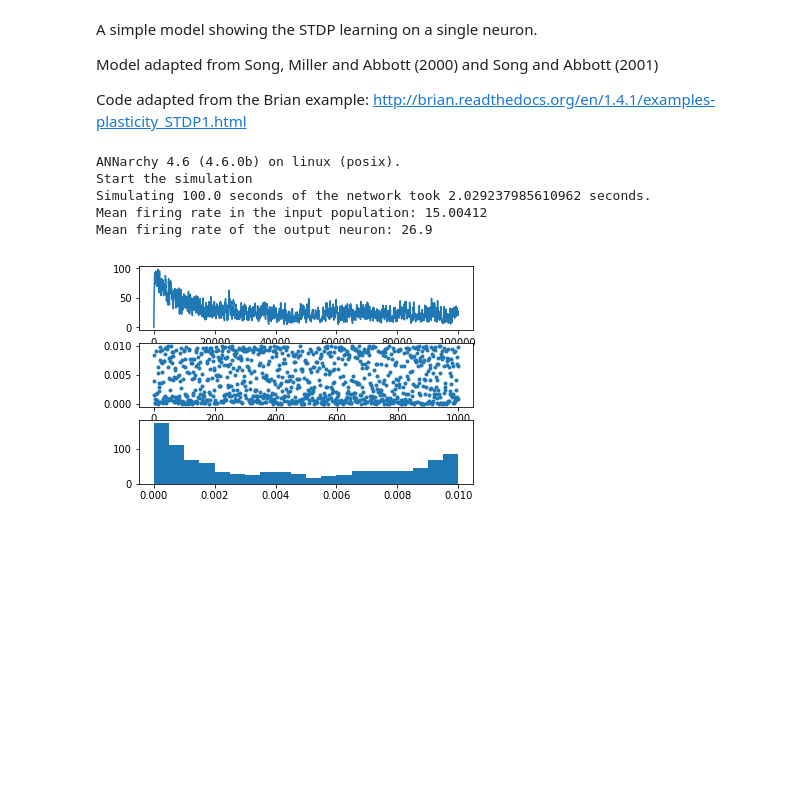
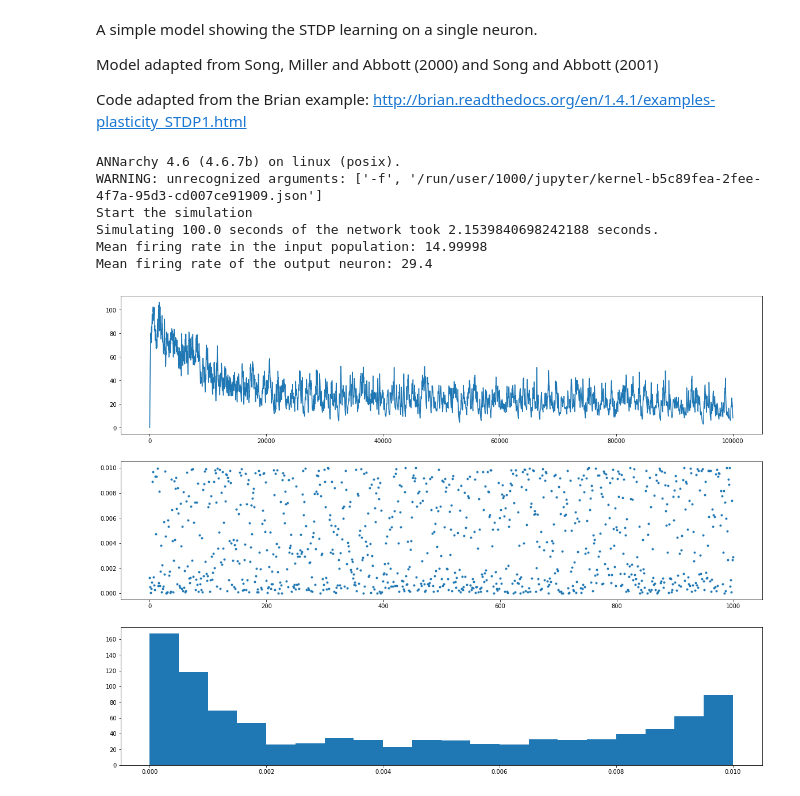
Before and after one commit to ANNarchy/ANNarchy, a Jupyter notebook: examples/simple_stdp/SimpleSTDP.ipynb, the cells around one changed output. Saved outputs shown, nothing was run; the diff lists cells and outputs as text; code cells hidden in the pictures; blank space fills up the shorter version.

```diff
--- a/examples/simple_stdp/SimpleSTDP.ipynb
+++ b/examples/simple_stdp/SimpleSTDP.ipynb
@@ -61,35 +61,40 @@ Mi = Monitor(Input, 'spike')
 Mo = Monitor(Output, 'spike')
 
 # Start the simulation
 print('Start the simulation')
 simulate(duration, measure_time=True)
 
 # Retrieve the recordings
 input_spikes = Mi.get('spike')
 output_spikes = Mo.get('spike')
 
 # Compute the mean firing rates during the simulation
 print('Mean firing rate in the input population: ' + str(Mi.mean_fr(input_spikes)) )
 print('Mean firing rate of the output neuron: ' + str(Mo.mean_fr(output_spikes)) )
 
 # Compute the instantaneous firing rate of the output neuron
 output_rate = Mo.smoothed_rate(output_spikes, 100.0)
 
 # Receptive field after simulation
 weights = proj.w[0]
 
+% matplotlib inline
+import matplotlib
 import matplotlib.pyplot as plt
+matplotlib.rcParams['figure.figsize'] = (20.0, 15.0)
+
 plt.subplot(3,1,1)
 plt.plot(output_rate[0, :])
 plt.subplot(3,1,2)
 plt.plot(weights, '.')
 plt.subplot(3,1,3)
 plt.hist(weights, bins=20)
 plt.show()
 # %% [output]
-ANNarchy 4.6 (4.6.0b) on linux (posix).
+ANNarchy 4.6 (4.6.7b) on linux (posix).
+WARNING: unrecognized arguments: ['-f', '/run/user/1000/jupyter/kernel-b5c89fea-2fee-4f7a-95d3-cd007ce91909.json']
 Start the simulation
-Simulating 100.0 seconds of the network took 2.029237985610962 seconds.
-Mean firing rate in the input population: 15.00412
-Mean firing rate of the output neuron: 26.9
+Simulating 100.0 seconds of the network took 2.1539840698242188 seconds.
+Mean firing rate in the input population: 14.99998
+Mean firing rate of the output neuron: 29.4
-[figure, old version]
+[figure, new version]
```
Also changed, not shown: 27 other files.
